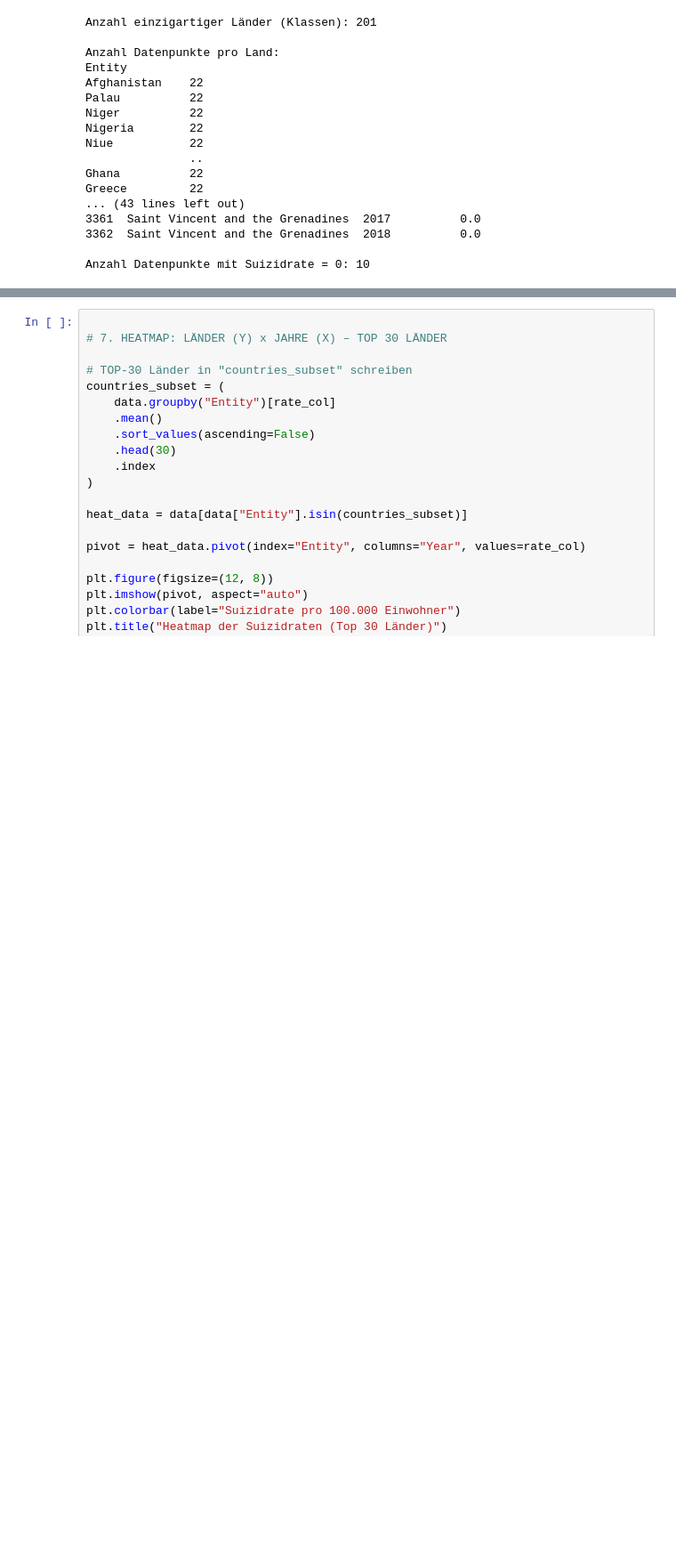
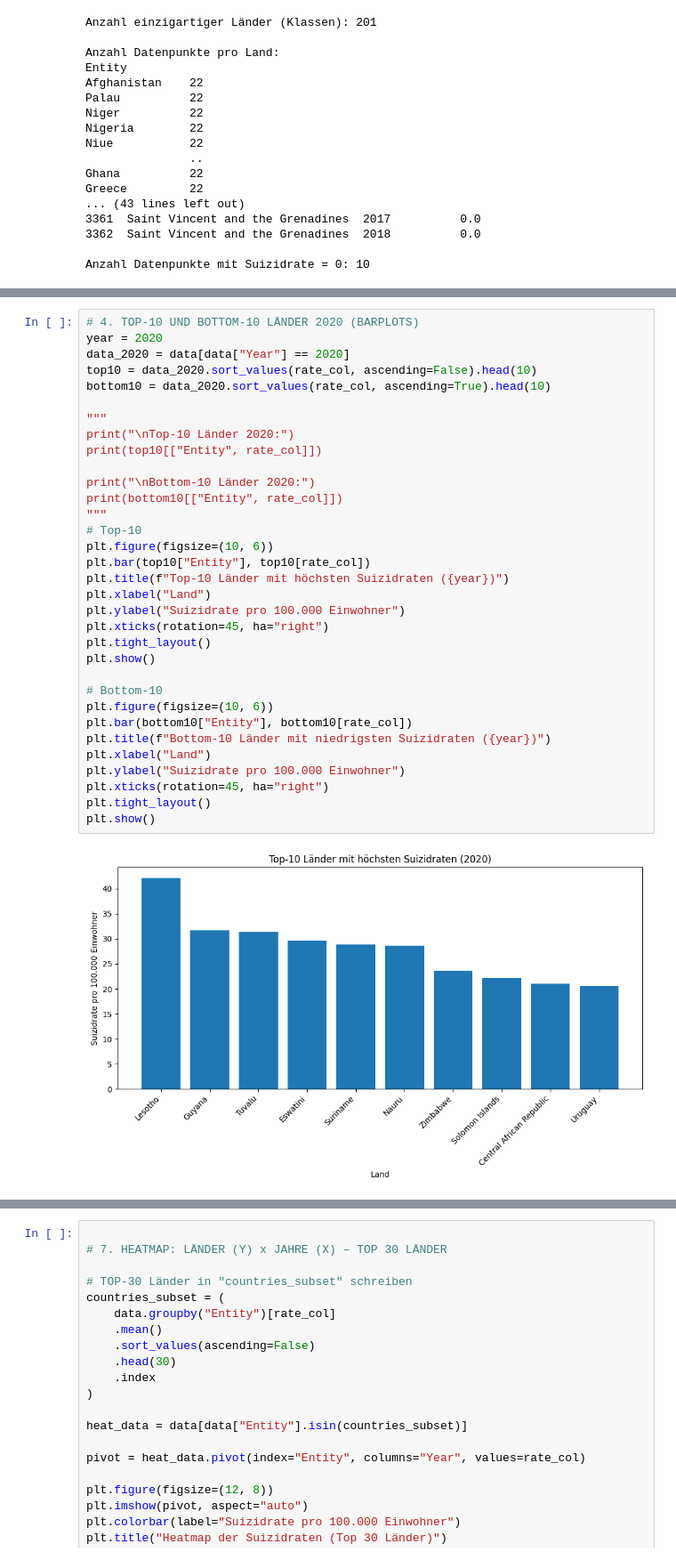
Before and after one commit to delucgia/LN_Python, a Jupyter notebook: python_ln.ipynb, the cells around one changed output, grey strips where cells are left out. Shown: that part at 89% size. Cells and saved outputs as stored; diff of their text form; blank space fills up the shorter version.

```diff
--- a/python_ln.ipynb
+++ b/python_ln.ipynb
@@ -340,0 +355,35 @@ plt.show()
+# %%
+# 4. TOP-10 UND BOTTOM-10 LÄNDER 2020 (BARPLOTS)
+year = 2020
+data_2020 = data[data["Year"] == 2020]
+top10 = data_2020.sort_values(rate_col, ascending=False).head(10)
+bottom10 = data_2020.sort_values(rate_col, ascending=True).head(10)
+
+"""
+print("\nTop-10 Länder 2020:")
+print(top10[["Entity", rate_col]])
+
+print("\nBottom-10 Länder 2020:")
+print(bottom10[["Entity", rate_col]])
+"""
+# Top-10
+plt.figure(figsize=(10, 6))
+plt.bar(top10["Entity"], top10[rate_col])
+plt.title(f"Top-10 Länder mit höchsten Suizidraten ({year})")
+plt.xlabel("Land")
+plt.ylabel("Suizidrate pro 100.000 Einwohner")
+plt.xticks(rotation=45, ha="right")
+plt.tight_layout()
+plt.show()
+
+# Bottom-10
+plt.figure(figsize=(10, 6))
+plt.bar(bottom10["Entity"], bottom10[rate_col])
+plt.title(f"Bottom-10 Länder mit niedrigsten Suizidraten ({year})")
+plt.xlabel("Land")
+plt.ylabel("Suizidrate pro 100.000 Einwohner")
+plt.xticks(rotation=45, ha="right")
+plt.tight_layout()
+plt.show()
+# %% [output]
+[figure, added]
```
Also changed, not shown: parts of 34 cells of this notebook, 1 other file.
